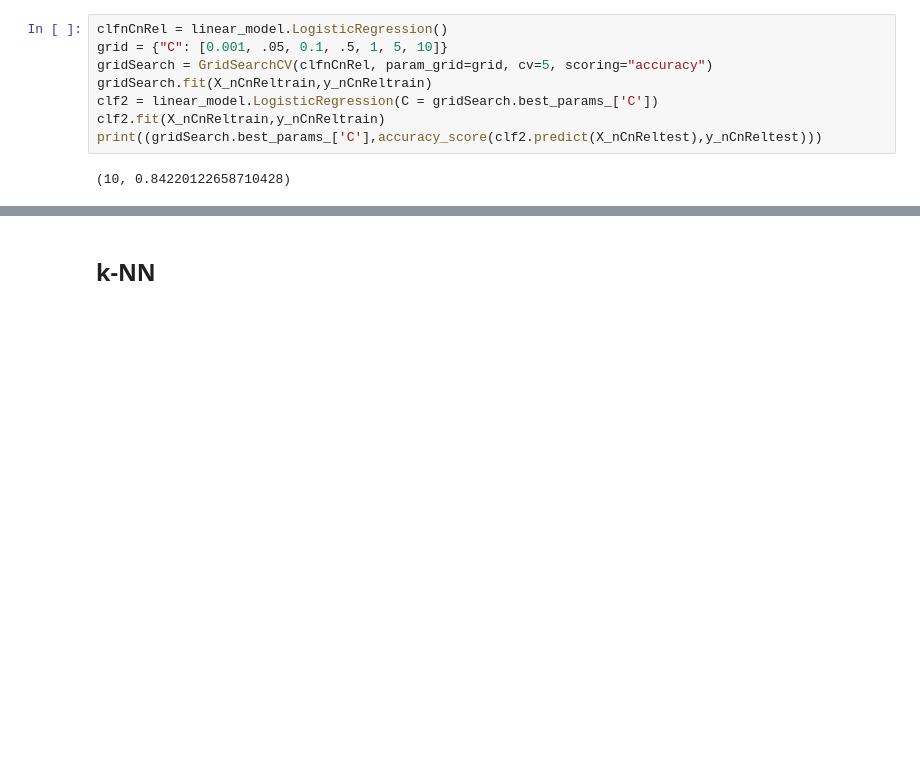
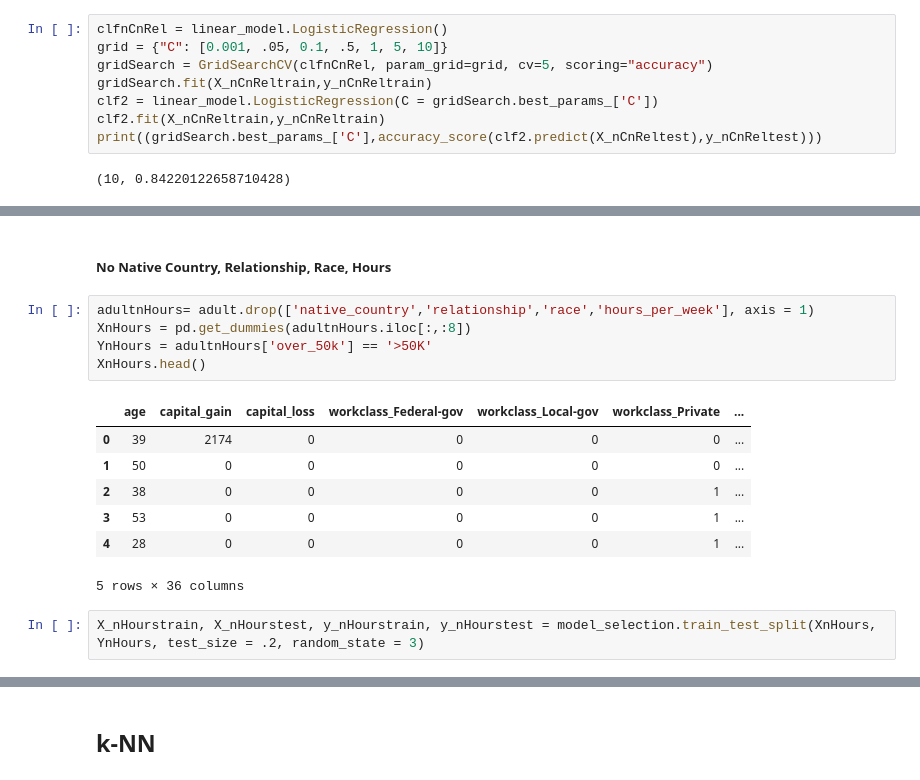
Before and after one commit to kktran/Springboard, a Jupyter notebook: Capstone 1 ML.ipynb, the cells around one changed output, grey strips where cells are left out. Saved outputs shown, nothing was run; the diff lists cells and outputs as text; blank space fills up the shorter version.

```diff
--- a/Capstone 1 ML.ipynb
+++ b/Capstone 1 ML.ipynb
@@ -191,0 +271,17 @@ print((gridSearch.best_params_['C'],accuracy_score(clf2.predict(X_nCnReltest),y_
+# %% [markdown]
+##### No Native Country, Relationship, Race, Hours
+# %%
+adultnHours= adult.drop(['native_country','relationship','race','hours_per_week'], axis = 1)
+XnHours = pd.get_dummies(adultnHours.iloc[:,:8])
+YnHours = adultnHours['over_50k'] == '>50K'
+XnHours.head()
+# %% [output]
+|  | age | capital_gain | capital_loss | workclass_Federal-gov | workclass_Local-gov | workclass_Private | ... |
+| 0 | 39 | 2174 | 0 | 0 | 0 | 0 | ... |
+| 1 | 50 | 0 | 0 | 0 | 0 | 0 | ... |
+| 2 | 38 | 0 | 0 | 0 | 0 | 1 | ... |
+| 3 | 53 | 0 | 0 | 0 | 0 | 1 | ... |
+| 4 | 28 | 0 | 0 | 0 | 0 | 1 | ... |
+5 rows × 36 columns
+# %%
+X_nHourstrain, X_nHourstest, y_nHourstrain, y_nHourstest = model_selection.train_test_split(XnHours, YnHours, test_size = .2, random_state = 3)
```
Also changed, not shown: parts of 61 cells of this notebook.
